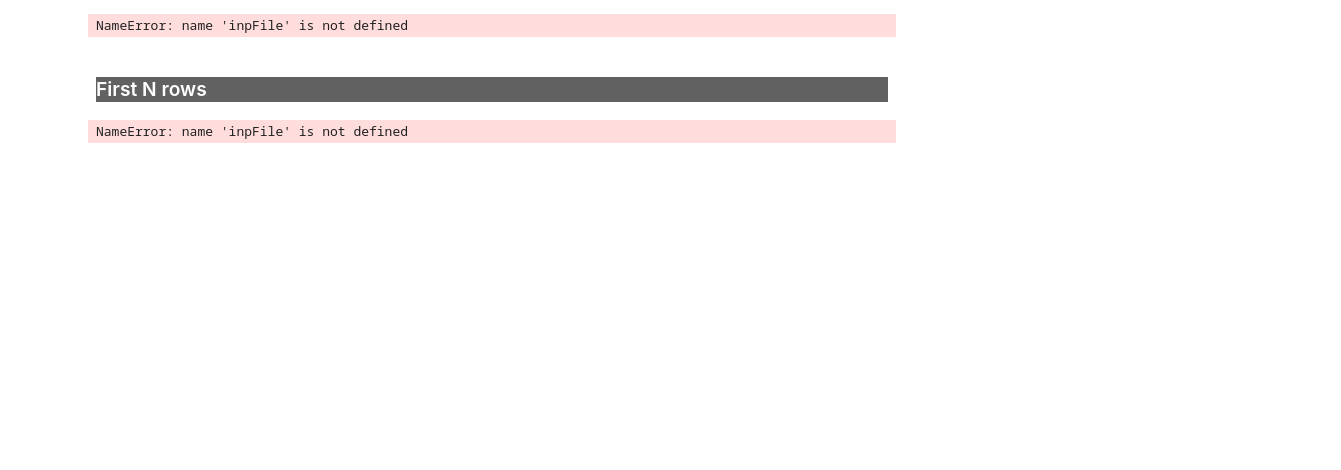
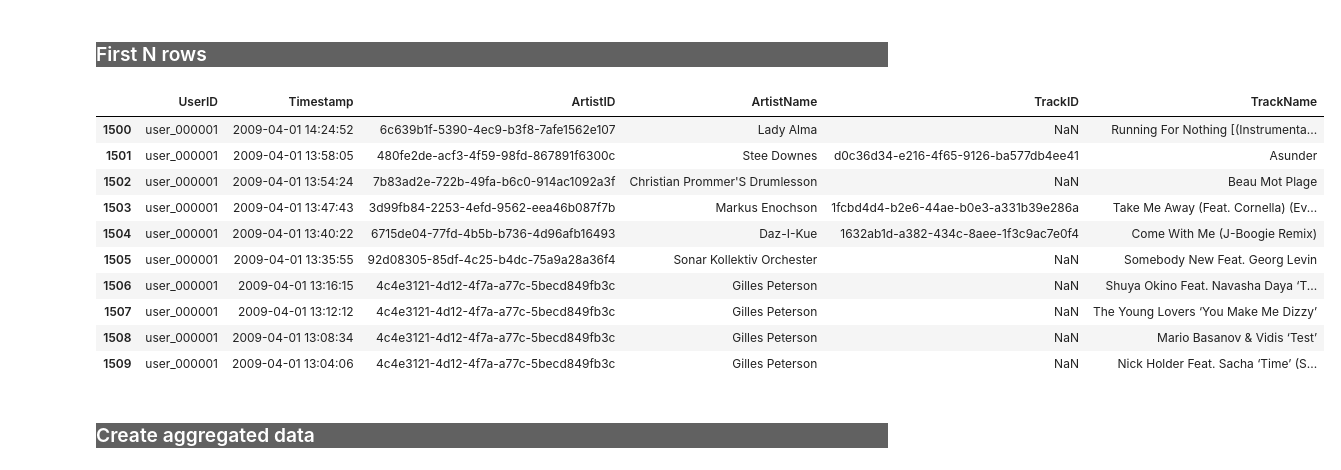
Before and after one commit to badrul1/EventPrediction, a Jupyter notebook: prelim/RawDataAnalysis.ipynb, the cells around one changed output. Cells and saved outputs as stored; diff of their text form; code cells hidden in the pictures; blank space fills up the shorter version.

```diff
--- a/prelim/RawDataAnalysis.ipynb
+++ b/prelim/RawDataAnalysis.ipynb
@@ -13 +1,17 @@ NameError: name 'loadSettings' is not defined
+# %%
+import os
+import sys
+import pandas as pd
+import json
+from bokeh.charts import *
+
+
+## Abs path to settings file
+rootFolder = "C:/DS/Github/MusicRecommendation"  # BA, Windows
+os.chdir(rootFolder)
+
+## Add the prelim module
+fPath = rootFolder + "/commonCode"
+if fPath not in sys.path: sys.path.append(fPath)
+from prelim import *
 # %% [markdown]
@@ -16,13 +20,17 @@ NameError: name 'loadSettings' is not defined
-# %%
-#inpFile.describe().compute()
-inpFile.describe()
-# %% [output]
-NameError: name 'inpFile' is not defined
+# %%
+settingsDict =  loadSettings()
+fPath = rootFolder + settingsDict['inputfile']
+
+colHeadings=['UserID','Timestamp','ArtistID','ArtistName','TrackID','TrackName']
+dataFormat={'UserID': str, 'Timestamp': str, 'ArtistID' :str, 'ArtistName': str, 'TrackID': str, 'TrackName': str}
+
+parse_dates = ['Timestamp']
+
+if dataFormat=="":
+    a=1
+    #inpData = pd.read_csv(fPath, sep='\t', error_bad_lines= False,quoting=csv.QUOTE_NONE, header=None,names=colHeadings)
+else:
+    inpData = pd.read_csv(fPath, sep='\t', error_bad_lines= False,quoting=csv.QUOTE_NONE, header=None,names=colHeadings, dtype=dataFormat,parse_dates=parse_dates)
 # %% [markdown]
 <a id='First 5 rows'></a>
 <h3 style="background-color:#616161;color:white">First N rows</h3>
-# %%
-n=5
-inpFile[0:n]
-# %% [output]
-NameError: name 'inpFile' is not defined
@@ -28,0 +39,17 @@ NameError: name 'inpFile' is not defined
+# %%
+user =inpData[1500:1510]
+user
+# %% [output]
+|  | UserID | Timestamp | ArtistID | ArtistName | TrackID | TrackName |
+| 1500 | user_000001 | 2009-04-01 14:24:52 | 6c639b1f-5390-4ec9-b3f8-7afe1562e107 | Lady Alma | NaN | Running For Nothing [(Instrumenta... |
+| 1501 | user_000001 | 2009-04-01 13:58:05 | 480fe2de-acf3-4f59-98fd-867891f6300c | Stee Downes | d0c36d34-e216-4f65-9126-ba577db4ee41 | Asunder |
+| 1502 | user_000001 | 2009-04-01 13:54:24 | 7b83ad2e-722b-49fa-b6c0-914ac1092a3f | Christian Prommer'S Drumlesson | NaN | Beau Mot Plage |
+| 1503 | user_000001 | 2009-04-01 13:47:43 | 3d99fb84-2253-4efd-9562-eea46b087f7b | Markus Enochson | 1fcbd4d4-b2e6-44ae-b0e3-a331b39e286a | Take Me Away (Feat. Cornella) (Ev... |
+| 1504 | user_000001 | 2009-04-01 13:40:22 | 6715de04-77fd-4b5b-b736-4d96afb16493 | Daz-I-Kue | 1632ab1d-a382-434c-8aee-1f3c9ac7e0f4 | Come With Me (J-Boogie Remix) |
+| 1505 | user_000001 | 2009-04-01 13:35:55 | 92d08305-85df-4c25-b4dc-75a9a28a36f4 | Sonar Kollektiv Orchester | NaN | Somebody New Feat. Georg Levin |
+| 1506 | user_000001 | 2009-04-01 13:16:15 | 4c4e3121-4d12-4f7a-a77c-5becd849fb3c | Gilles Peterson | NaN | Shuya Okino Feat. Navasha Daya ‘T... |
+| 1507 | user_000001 | 2009-04-01 13:12:12 | 4c4e3121-4d12-4f7a-a77c-5becd849fb3c | Gilles Peterson | NaN | The Young Lovers ‘You Make Me Dizzy’ |
+| 1508 | user_000001 | 2009-04-01 13:08:34 | 4c4e3121-4d12-4f7a-a77c-5becd849fb3c | Gilles Peterson | NaN | Mario Basanov & Vidis ‘Test’ |
+| 1509 | user_000001 | 2009-04-01 13:04:06 | 4c4e3121-4d12-4f7a-a77c-5becd849fb3c | Gilles Peterson | NaN | Nick Holder Feat. Sacha ‘Time’ (S... |
+# %% [markdown]
+<h3 style="background-color:#616161;color:white">Create aggregated data</h3>
```
Also changed, not shown: parts of 9 cells of this notebook, 2 other files.
